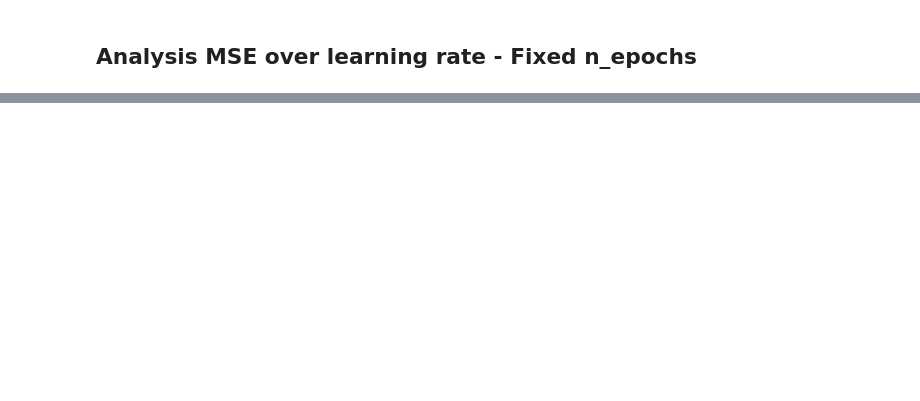
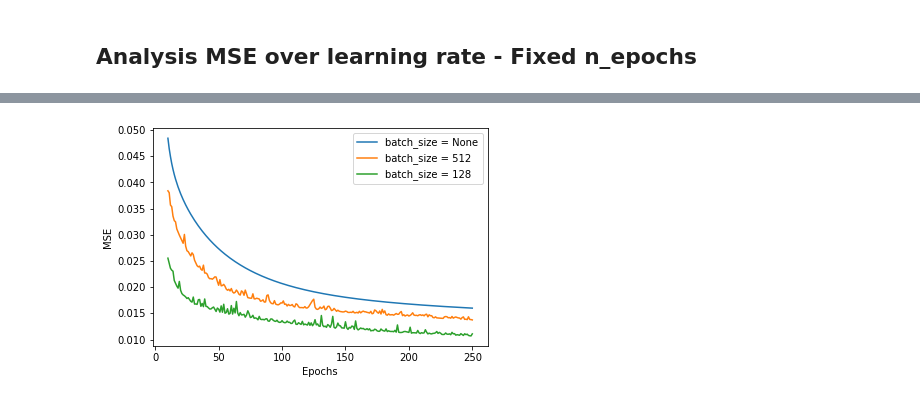
Before and after one commit to carlfre/FYS-STK3155-project-2, a Jupyter notebook: notebooks/gradient_descent_analysis.ipynb, the cells around one changed output, grey strips where cells are left out. Saved outputs shown, nothing was run; the diff lists cells and outputs as text; code cells hidden in the pictures; blank space fills up the shorter version.

```diff
--- a/notebooks/gradient_descent_analysis.ipynb
+++ b/notebooks/gradient_descent_analysis.ipynb
@@ -114,0 +137,32 @@ learning_rate_range = np.linspace(0.01, 0.1, 10)
+# %%
+epoc_arr = np.linspace(0, epochs, epochs+1)
+
+# y_pred as an array corrosponding to predictiv y for each epoch
+z_pred_test1 = (X_test@wlog1.T).T
+z_pred_train1 = (X_train@wlog1.T).T
+MSE_test1 = rt.MSE_vec(z_test, z_pred_test1)
+MSE_train1 = rt.MSE_vec(z_train, z_pred_train1)
+
+#
+z_pred_test2 = (X_test@wlog2.T).T
+z_pred_train2 = (X_train@wlog2.T).T
+MSE_test2= rt.MSE_vec(z_test, z_pred_test2)
+MSE_train2 = rt.MSE_vec(z_train, z_pred_train2)
+
+#
+z_pred_test3 = (X_test@wlog3.T).T
+z_pred_train3 = (X_train@wlog3.T).T
+MSE_test3 = rt.MSE_vec(z_test, z_pred_test3)
+MSE_train3 = rt.MSE_vec(z_train, z_pred_train3)
+
+plt.plot(epoc_arr[10:], MSE_test1[10:], label=f"batch_size = {b1}")
+plt.plot(epoc_arr[10:], MSE_test2[10:], label=f"batch_size = {b2}")
+plt.plot(epoc_arr[10:], MSE_test3[10:], label=f"batch_size = {b3}")
+# plt.plot(epoc_arr, MSE_train1, label=f"learning_rate_train = {lr1}")
+# plt.plot(epoc_arr, MSE_train2, label=f"learning_rate_train = {lr2}")
+plt.xlabel("Epochs")
+plt.ylabel("MSE")
+plt.legend()
+plt.show()
+# %% [output]
+[figure, added]
```
Also changed, not shown: parts of 12 cells of this notebook, 1 other file.
